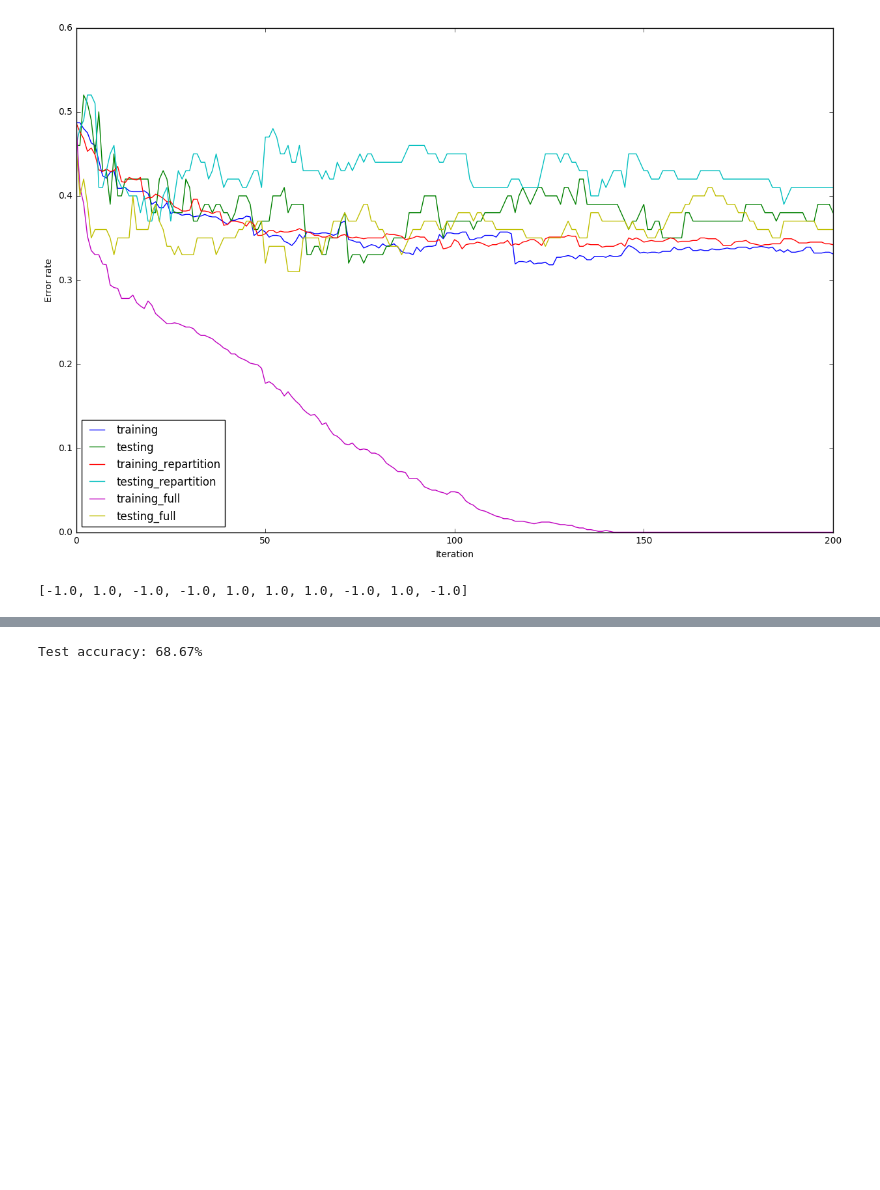
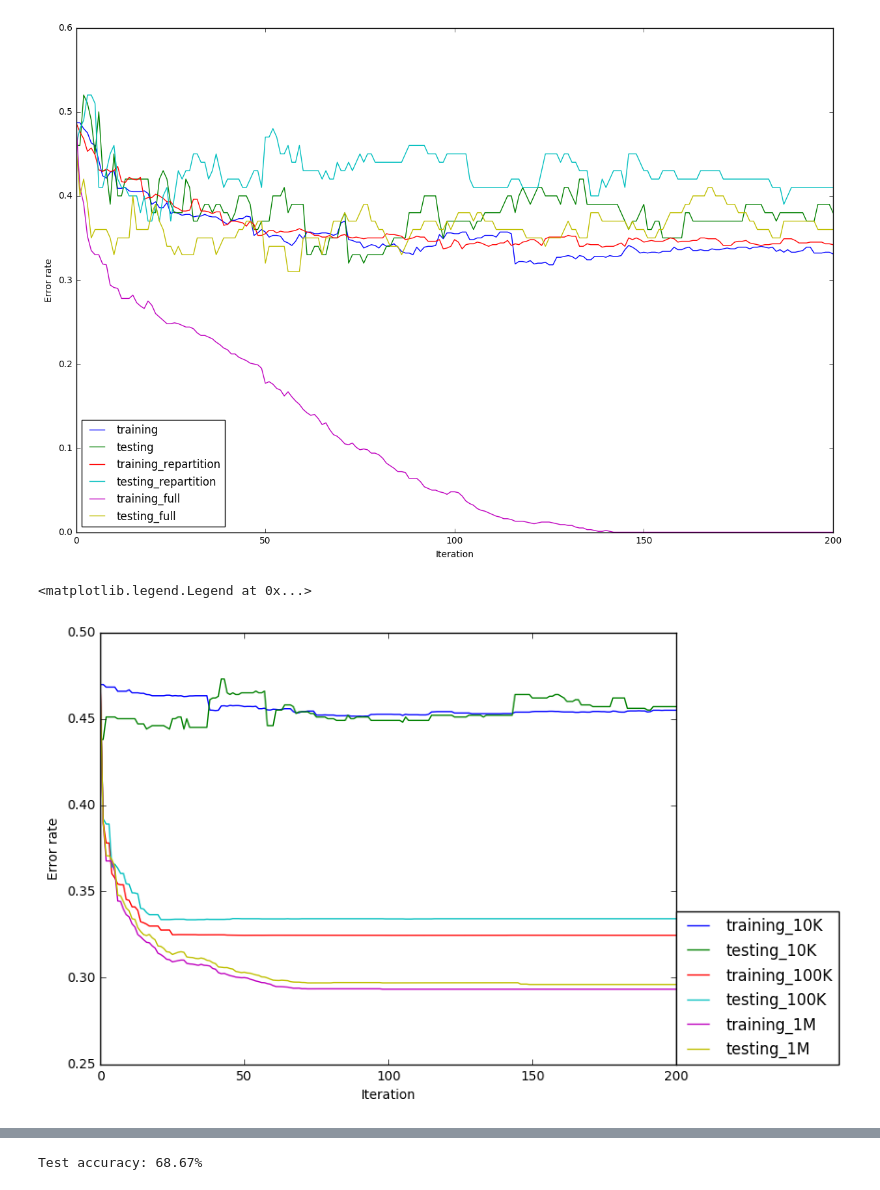
Before and after one commit to harisyammnv/pyboost, a Jupyter notebook: higgs.ipynb, the cells around one changed output, grey strips where cells are left out. Drawn from its saved outputs; the diff is of its cells as text; code cells hidden in the pictures; blank space fills up the shorter version.

Commit message:
increased training data size

```diff
--- a/higgs.ipynb
+++ b/higgs.ipynb
@@ -11,7 +11,7 @@ sc.setCheckpointDir('checkpoint/')
 # %%
 import pickle
 
-X_train, X_test, y_train, y_test = pickle.load(open("../experiments/higgs/data/higgs-data-1p.pickle"))
+X_train, X_test, y_train, y_test = pickle.load(open("../experiments/higgs/data/higgs-data-10p.pickle"))
 # X_train, X_test, y_train, y_test = pickle.load(open("../../higgs-data-1p.pickle"))
 y_train = [y + y - 1 for y in y_train]
 y_test = [y + y - 1 for y in y_test]
@@ -123,20 +122,0 @@ xtrain, ytrain, xtest, ytest = X_train[:], y_train[:], X_test[:], y_test[:]
-# %%
-import numpy as np
-from numpy.random import choice
-
-X_train, X_test, y_train, y_test = pickle.load(open("../experiments/higgs/data/higgs-data-1p.pickle"))
-# X_train, X_test, y_train, y_test = pickle.load(open("../../higgs-data-1p.pickle"))
-y_train = [y + y - 1 for y in y_train]
-y_test = [y + y - 1 for y in y_test]
-
-train_sample = choice(len(y_train), size=int(len(y_train) * 0.01), replace=False)
-test_sample = choice(len(y_test), size=int(len(y_test) * 0.01), replace=False)
-
-X_train = xtrain[:]
-y_train = ytrain[:]
-# X_train = np.array(X_train)[train_sample]
-# y_train = np.array(y_train)[train_sample]
-X_test = np.array(X_test)[test_sample]
-y_test = np.array(y_test)[test_sample]
-
-len(y_test)
@@ -172,10 +152,30 @@ plt.legend(loc="lower left")
 # %% [output]
 <matplotlib.legend.Legend at 0x...>
 [figure]
-# %%
-y_test[:10]
-# %% [output]
-[-1.0, 1.0, -1.0, -1.0, 1.0, 1.0, 1.0, -1.0, 1.0, -1.0]
+# %%
+import pickle
+
+(accuracy_train1, auc_train1), (accuracy_test1, auc_test1) = pickle.load(open("result/adaboost_trend_1000.pkl"))
+(accuracy_train2, auc_train2), (accuracy_test2, auc_test2) = pickle.load(open("result/adaboost_trend_1p.pkl"))
+(accuracy_train3, auc_train3), (accuracy_test3, auc_test3) = pickle.load(open("result/adaboost_trend_10p.pkl"))
+# %%
+%matplotlib inline
+from matplotlib import pyplot as plt
+
+f = lambda ts: map(lambda t: 1.0 - t, ts)
+plt.figure(figsize=(8, 6))
+plt.plot(f(accuracy_train1), label="training_10K")
+plt.plot(f(accuracy_test1), label="testing_10K")
+plt.plot(f(accuracy_train2), label="training_100K")
+plt.plot(f(accuracy_test2), label="testing_100K")
+plt.plot(f(accuracy_train3), label="training_1M")
+plt.plot(f(accuracy_test3), label="testing_1M")
+plt.xlabel("Iteration")
+plt.ylabel("Error rate")
+plt.legend(loc=(1, 0))
+# %% [output]
+<matplotlib.legend.Legend at 0x...>
+[figure, added]
 # %%
 %matplotlib inline
 from matplotlib import pyplot as plt
```
Also changed, not shown: parts of 11 cells of this notebook, 7 other files.
